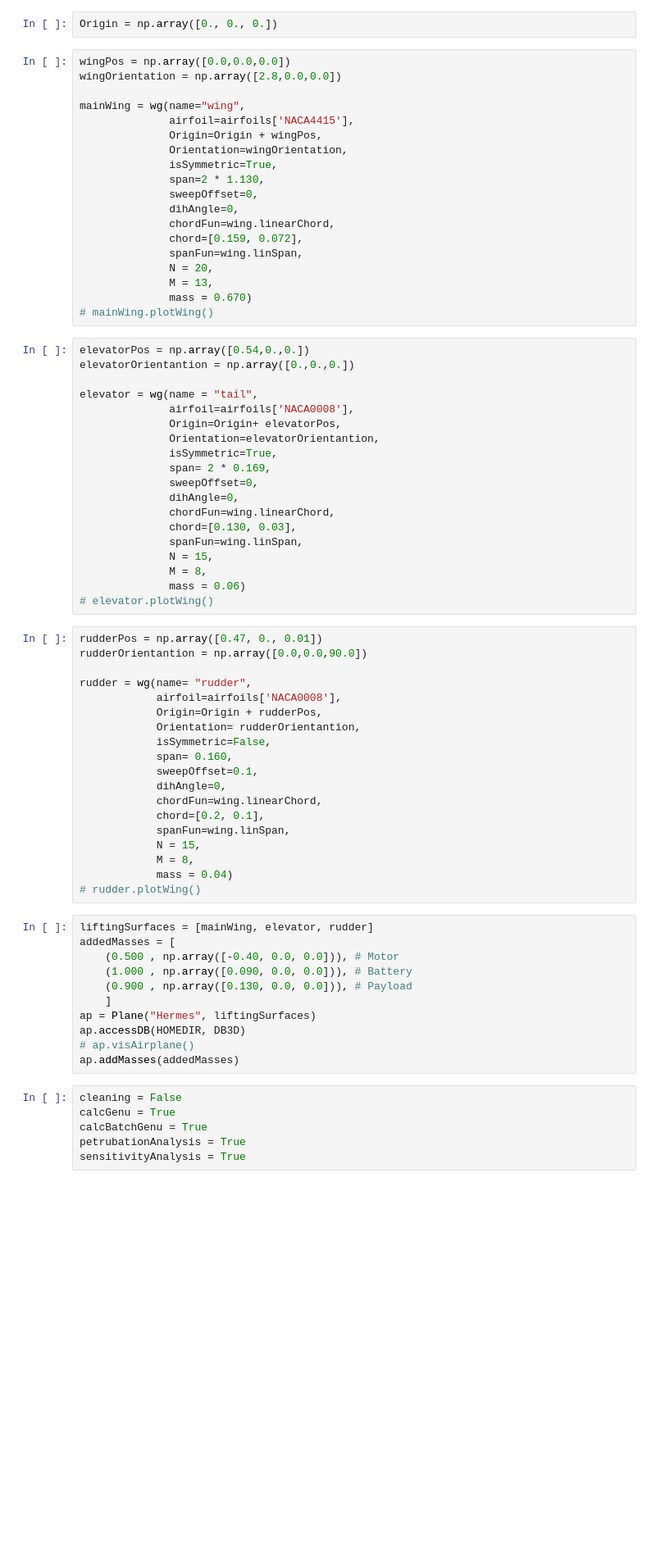
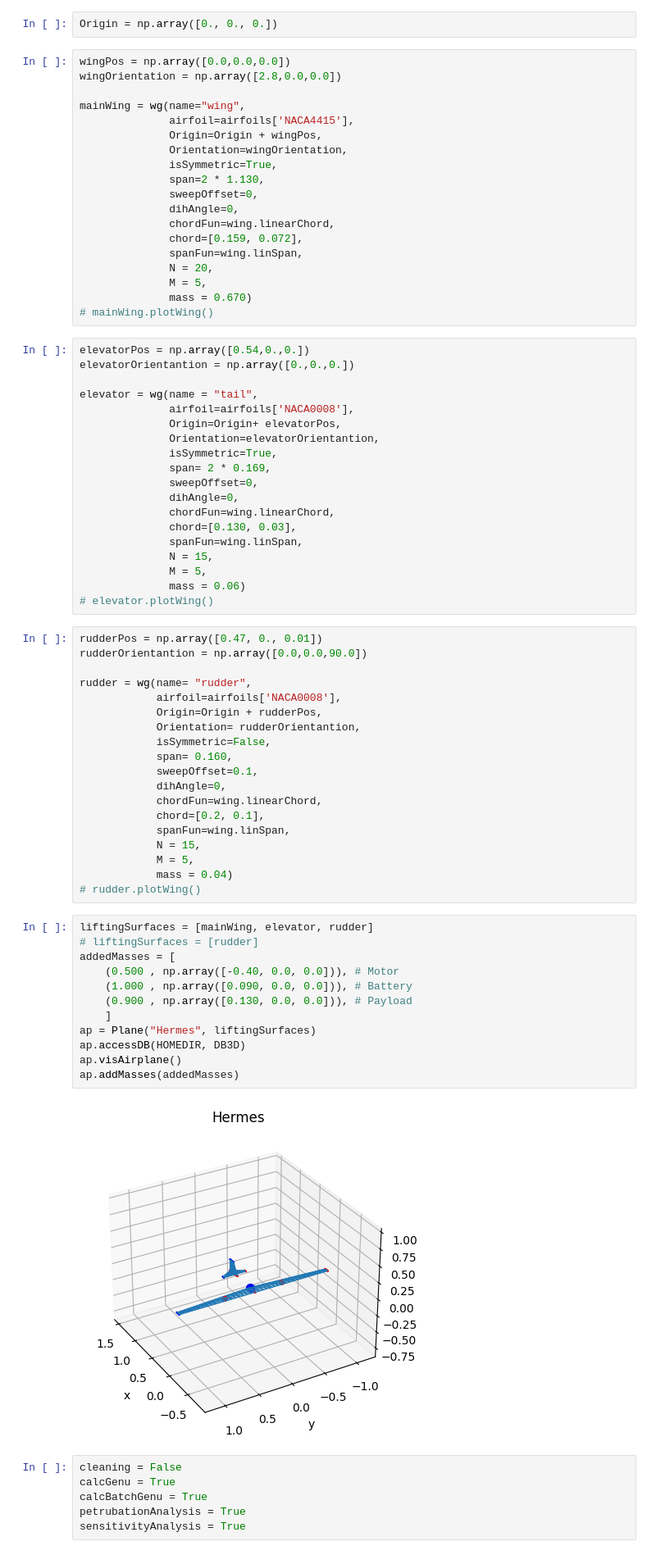
Before and after one commit to trifwn/Icarus, a Jupyter notebook: 3DCalc.ipynb, the cells around one changed output. Shown at 82% size. Cells and saved outputs as stored; diff of their text form; blank space fills up the shorter version.

```diff
--- a/3DCalc.ipynb
+++ b/3DCalc.ipynb
@@ -43,7 +43,7 @@ mainWing = wg(name="wing",
               chord=[0.159, 0.072],
               spanFun=wing.linSpan,
               N = 20,
-              M = 13,
+              M = 5,
               mass = 0.670)
 # mainWing.plotWing()
 # %%
@@ -62,7 +62,7 @@ elevator = wg(name = "tail",
               chord=[0.130, 0.03],
               spanFun=wing.linSpan,
               N = 15,
-              M = 8,
+              M = 5,
               mass = 0.06)
 # elevator.plotWing()
 # %%
@@ -81,20 +81,23 @@ rudder = wg(name= "rudder",
             chord=[0.2, 0.1],
             spanFun=wing.linSpan,
             N = 15,
-            M = 8,
+            M = 5,
             mass = 0.04)
 # rudder.plotWing()
 # %%
 liftingSurfaces = [mainWing, elevator, rudder]
+# liftingSurfaces = [rudder]
 addedMasses = [
     (0.500 , np.array([-0.40, 0.0, 0.0])), # Motor
     (1.000 , np.array([0.090, 0.0, 0.0])), # Battery
     (0.900 , np.array([0.130, 0.0, 0.0])), # Payload
     ]
 ap = Plane("Hermes", liftingSurfaces)
 ap.accessDB(HOMEDIR, DB3D)
-# ap.visAirplane()
+ap.visAirplane()
 ap.addMasses(addedMasses)
+# %% [output]
+[figure, added]
 # %%
 cleaning = False
 calcGenu = True
```
Also changed, not shown: parts of 14 cells of this notebook, 45 other files.
